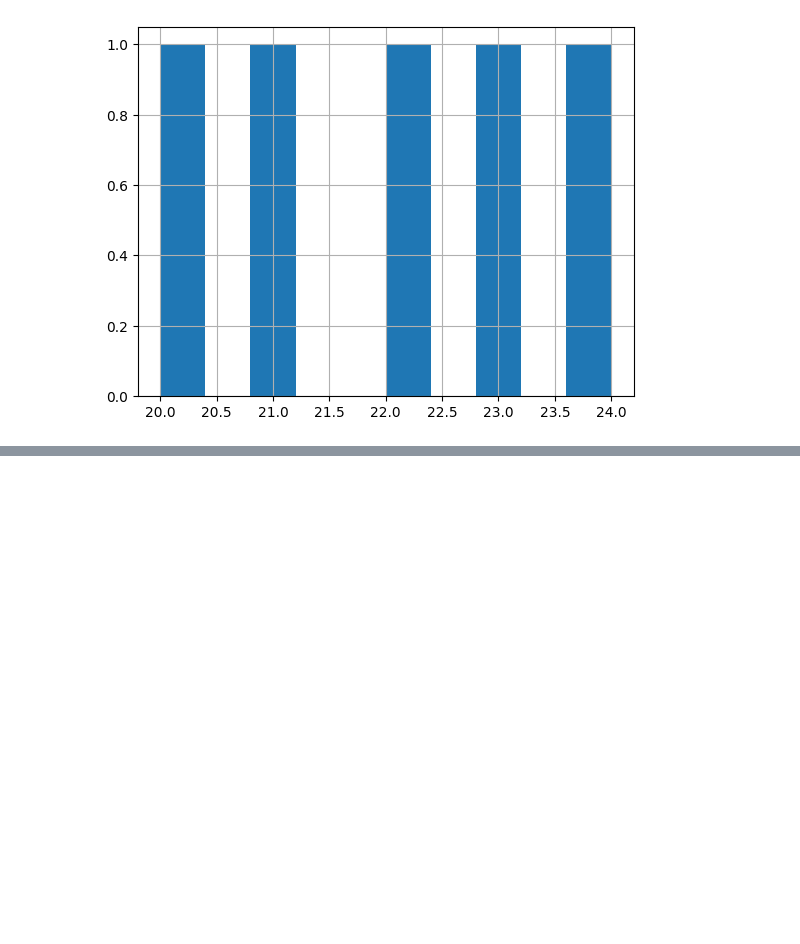
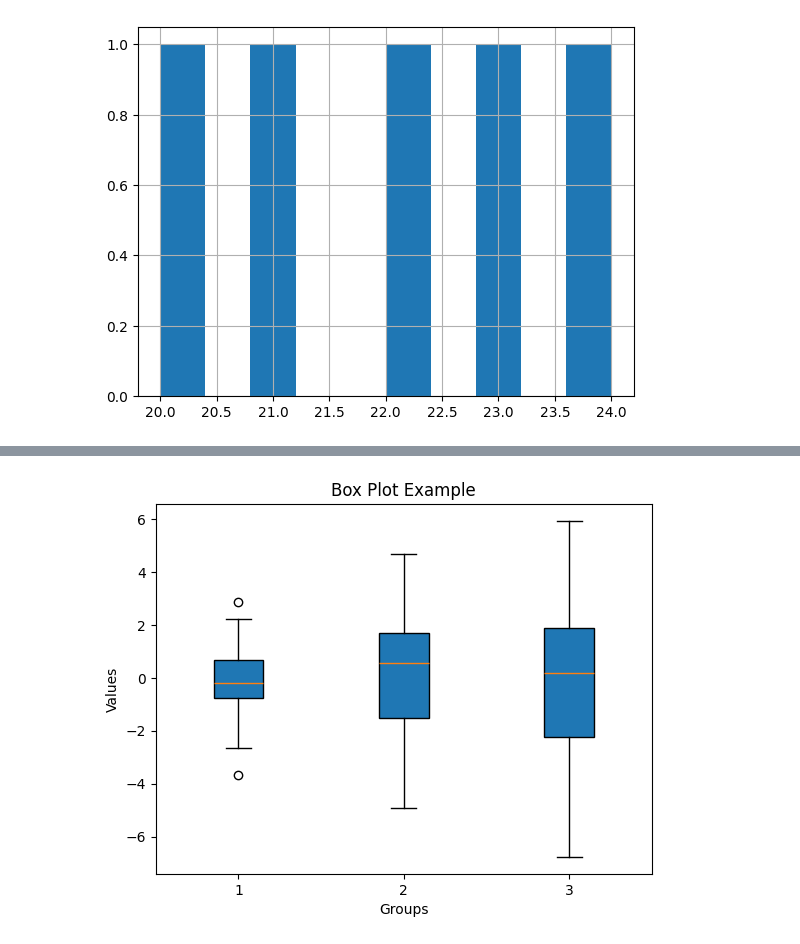
Before and after one commit to danush02/python_codes_Thamizhanbu, a Jupyter notebook: pandasCode.ipynb, the cells around one changed output, grey strips where cells are left out. Cells and saved outputs as stored; diff of their text form; code cells hidden in the pictures; blank space fills up the shorter version.

```diff
--- a/pandasCode.ipynb
+++ b/pandasCode.ipynb
@@ -107,0 +198,19 @@ af['age'].hist()
+# %%
+import matplotlib.pyplot as plt
+import numpy as np
+
+# Generate random data for the box plot
+data = [np.random.normal(0, std, 100) for std in range(1, 4)]
+
+# Plotting the box plot
+plt.boxplot(data, vert=True, patch_artist=True)
+
+# Adding labels and title
+plt.xlabel('Groups')
+plt.ylabel('Values')
+plt.title('Box Plot Example')
+
+# Display the plot
+plt.show()
+# %% [output]
+[figure, added]
```
Also changed, not shown: parts of 6 cells of this notebook, 13 other files.
